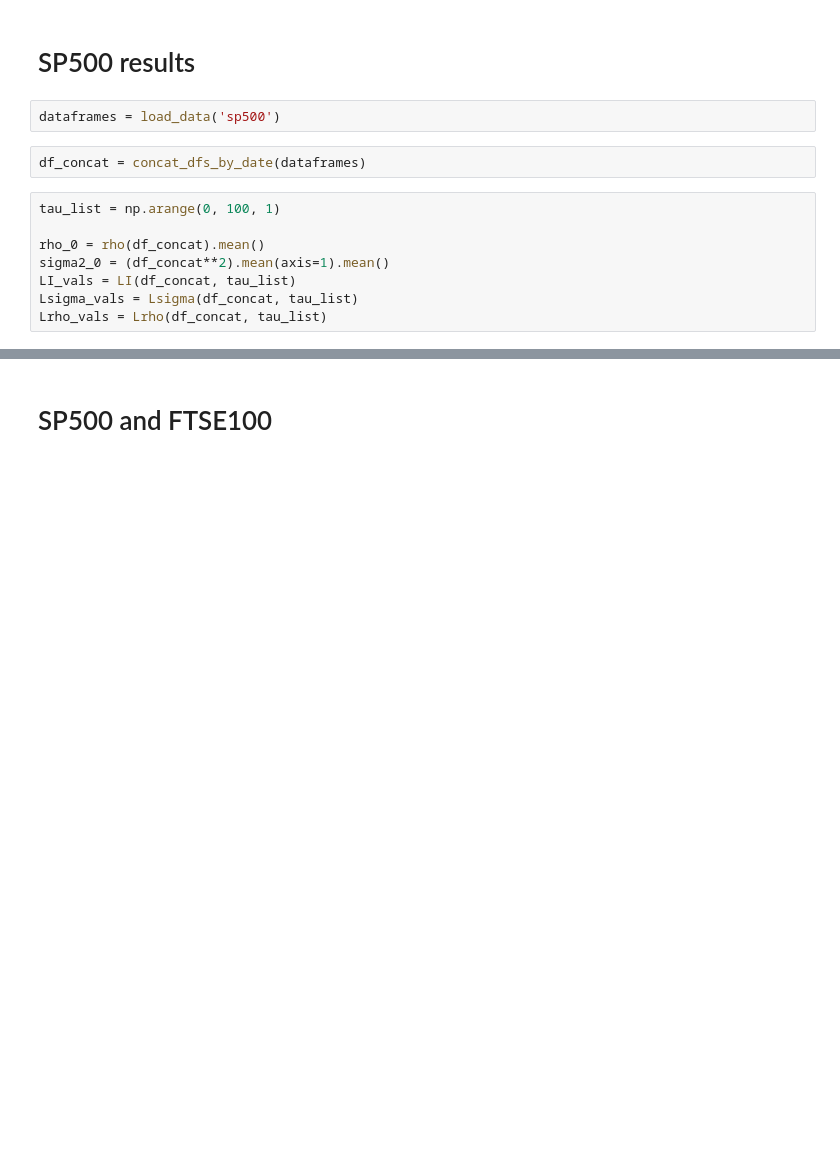
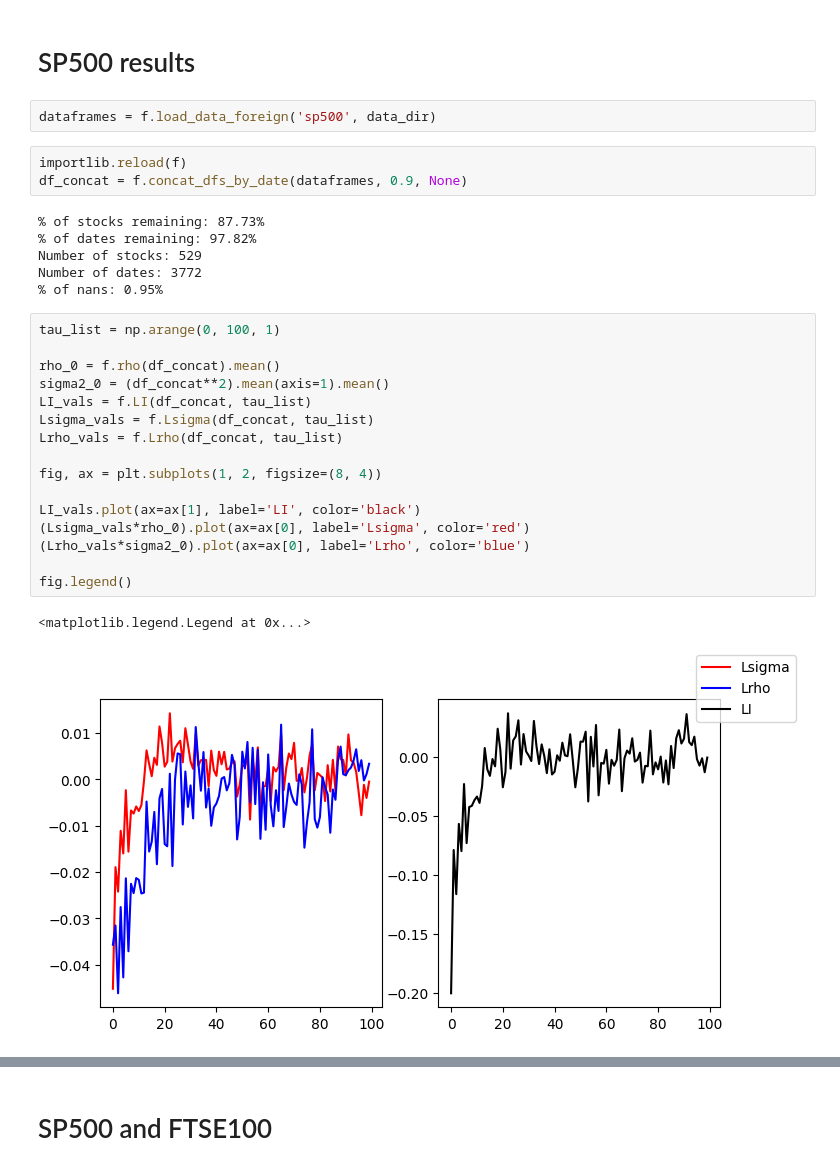
Before and after one commit to megi2601/physics_masters, a Jupyter notebook: code/laverage_effect_global.ipynb, the cells around one changed output, grey strips where cells are left out. Saved outputs shown, nothing was run; the diff lists cells and outputs as text; blank space fills up the shorter version.

```diff
--- a/code/laverage_effect_global.ipynb
+++ b/code/laverage_effect_global.ipynb
@@ -125,17 +15,35 @@ def Lrho(df, tau_list):
 # %% [markdown]
 # SP500 results
 # %%
-dataframes = load_data('sp500')
+dataframes = f.load_data_foreign('sp500', data_dir)
 # %%
-df_concat = concat_dfs_by_date(dataframes)
+importlib.reload(f)
+df_concat = f.concat_dfs_by_date(dataframes, 0.9, None)
+# %% [output]
+% of stocks remaining: 87.73%
+% of dates remaining: 97.82%
+Number of stocks: 529
+Number of dates: 3772
+% of nans: 0.95%
 # %%
 tau_list = np.arange(0, 100, 1)
 
-rho_0 = rho(df_concat).mean()
+rho_0 = f.rho(df_concat).mean()
 sigma2_0 = (df_concat**2).mean(axis=1).mean()
-LI_vals = LI(df_concat, tau_list)
-Lsigma_vals = Lsigma(df_concat, tau_list)
-Lrho_vals = Lrho(df_concat, tau_list)
+LI_vals = f.LI(df_concat, tau_list)
+Lsigma_vals = f.Lsigma(df_concat, tau_list)
+Lrho_vals = f.Lrho(df_concat, tau_list)
+
+fig, ax = plt.subplots(1, 2, figsize=(8, 4))
+
+LI_vals.plot(ax=ax[1], label='LI', color='black')
+(Lsigma_vals*rho_0).plot(ax=ax[0], label='Lsigma', color='red')
+(Lrho_vals*sigma2_0).plot(ax=ax[0], label='Lrho', color='blue')
+
+fig.legend()
+# %% [output]
+<matplotlib.legend.Legend at 0x...>
+[figure, added]
 # %%
 rho_0*sigma2_0
 # %% [output]
```
Also changed, not shown: parts of 12 cells of this notebook, 4 other files.
